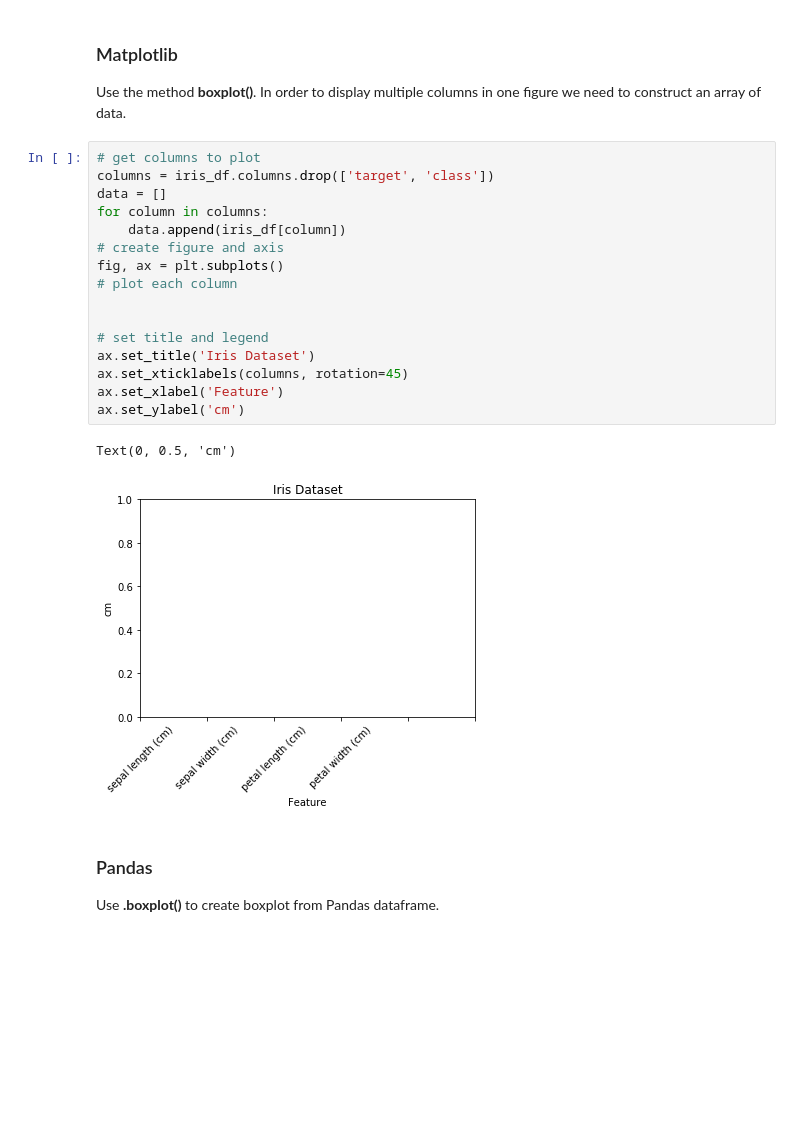
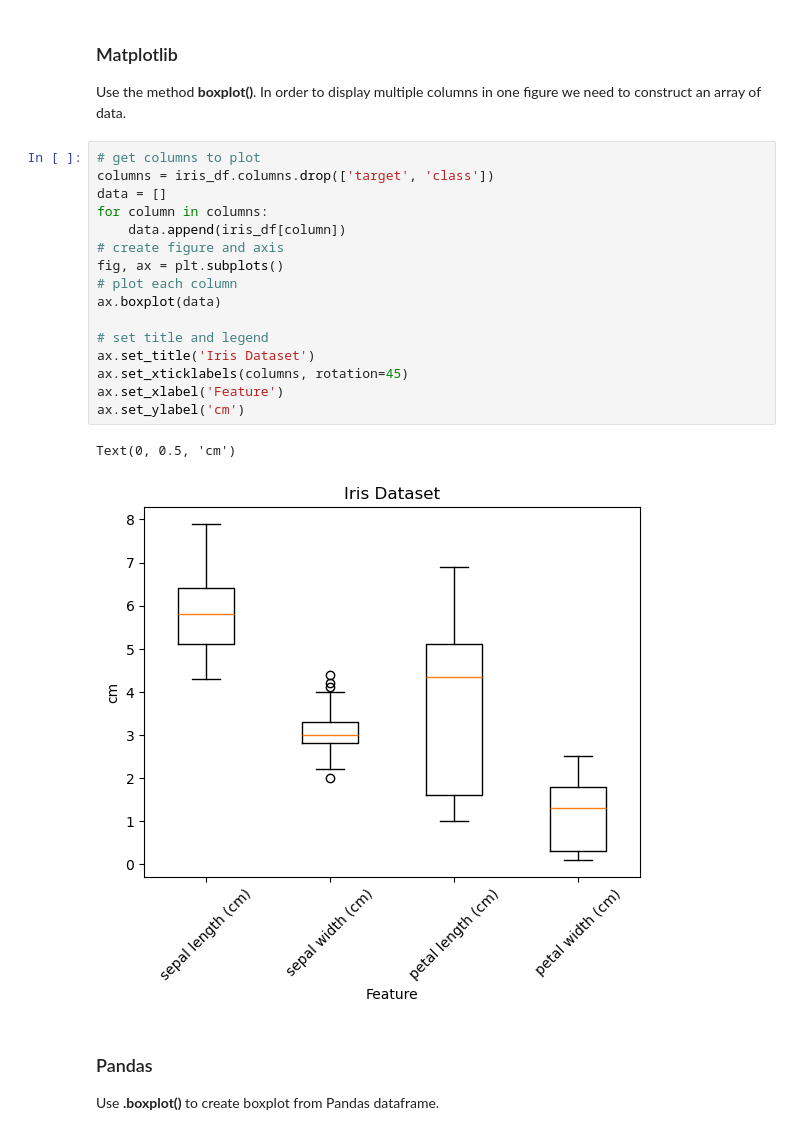
Before and after one commit to devmattj1/data_viz_python_tutorial, a Jupyter notebook: Data_Viz_Tutorial.ipynb, the cells around one changed output. Cells and saved outputs as stored; diff of their text form; blank space fills up the shorter version.

```diff
--- a/Data_Viz_Tutorial.ipynb
+++ b/Data_Viz_Tutorial.ipynb
@@ -383,22 +371,22 @@ Use the method **boxplot()**.  In order to display multiple columns in one figur
 # %%
 # get columns to plot
 columns = iris_df.columns.drop(['target', 'class'])
 data = []
 for column in columns:
     data.append(iris_df[column])
 # create figure and axis
 fig, ax = plt.subplots()
 # plot each column
-
+ax.boxplot(data)
 
 # set title and legend
 ax.set_title('Iris Dataset')
 ax.set_xticklabels(columns, rotation=45)
 ax.set_xlabel('Feature')
 ax.set_ylabel('cm')
 # %% [output]
 Text(0, 0.5, 'cm')
-[figure, old version]
+[figure, new version]
 # %% [markdown]
 ### Pandas
 Use **.boxplot()** to create boxplot from Pandas dataframe.
```
Also changed, not shown: parts of 12 cells of this notebook.
